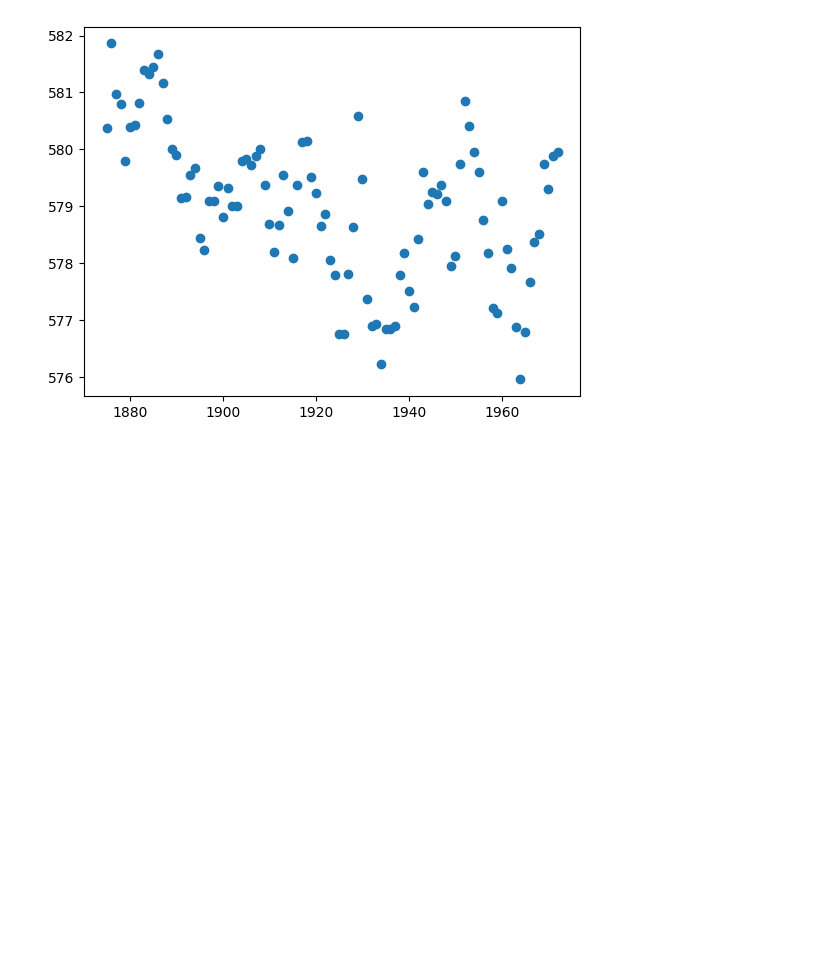
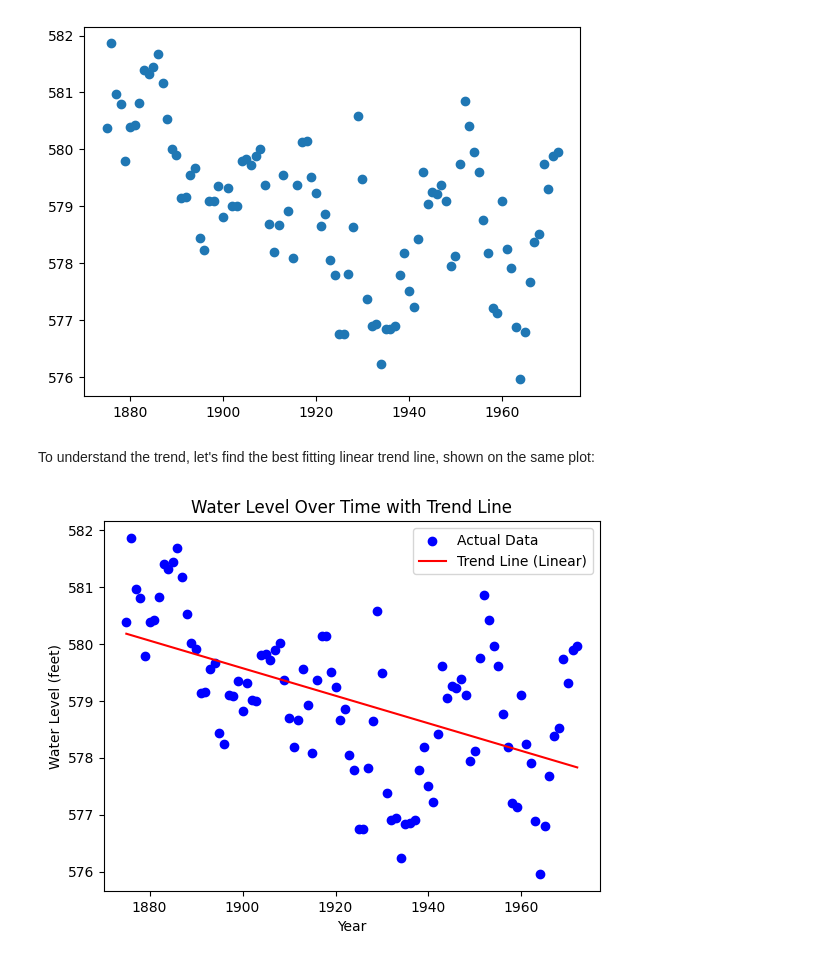
Before and after one commit to samlama111/II2202-quantitative-exercise, a Jupyter notebook: lake_huron.ipynb, the cells around one changed output. Cells and saved outputs as stored; diff of their text form; code cells hidden in the pictures; blank space fills up the shorter version.

```diff
--- a/lake_huron.ipynb
+++ b/lake_huron.ipynb
@@ -80,3 +103,28 @@ plt.scatter(dataset['year'], dataset['level'])
 # %% [output]
 <matplotlib.collections.PathCollection at 0x...>
 [figure]
+# %% [markdown]
+To understand the trend, let's find the best fitting linear trend line, shown on the same plot:
+# %%
+import numpy as np
+import matplotlib.pyplot as plt
+
+plt.scatter(dataset['year'], dataset['level'], color='blue', label='Actual Data')
+
+# Use NumPy's polyfit to find the best-fitting linear trend line
+# 1st-degree polynomial (linear trend)
+coefficients = np.polyfit(dataset['year'], dataset['level'], 1)
+slope, intercept = coefficients
+trend_line = slope * dataset['year'] + intercept
+
+plt.plot(dataset['year'], trend_line, color='red', label='Trend Line (Linear)')
+
+# Add labels and legend
+plt.xlabel('Year')
+plt.ylabel('Water Level (feet)')
+plt.title('Water Level Over Time with Trend Line')
+plt.legend()
+
+plt.show()
+# %% [output]
+[figure, added]
```
Also changed, not shown: parts of 20 cells of this notebook, 1 other file.
